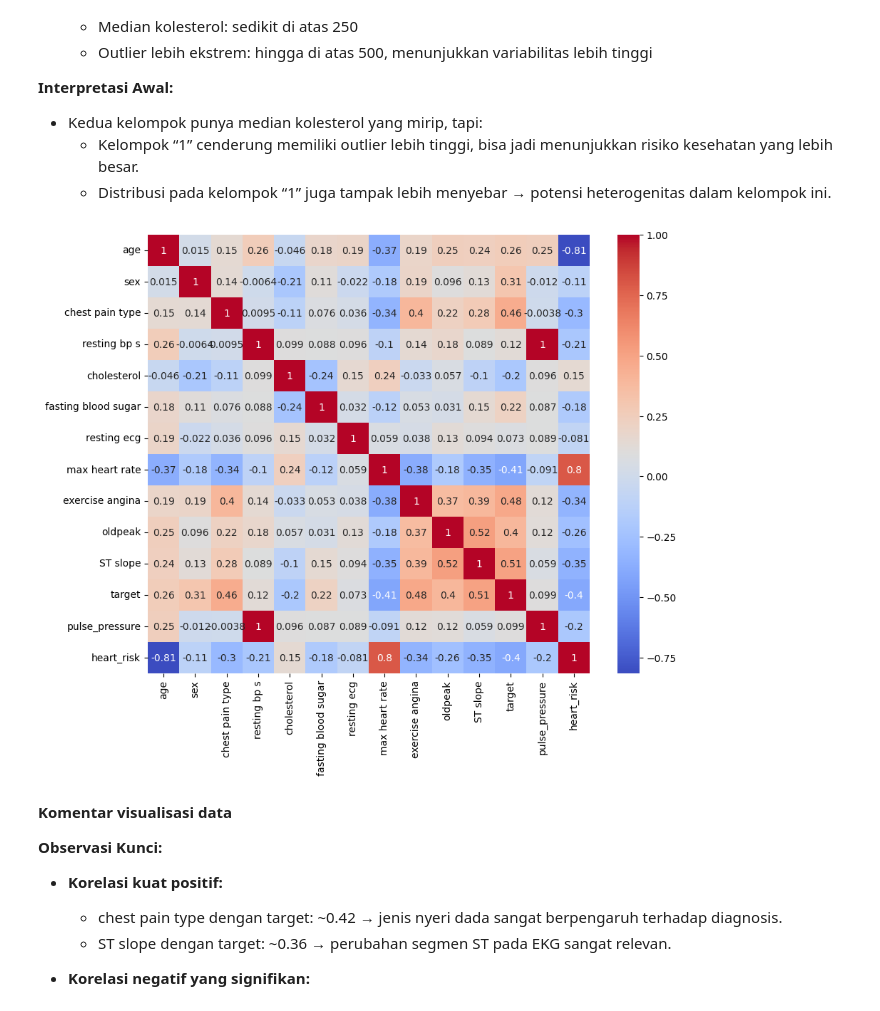
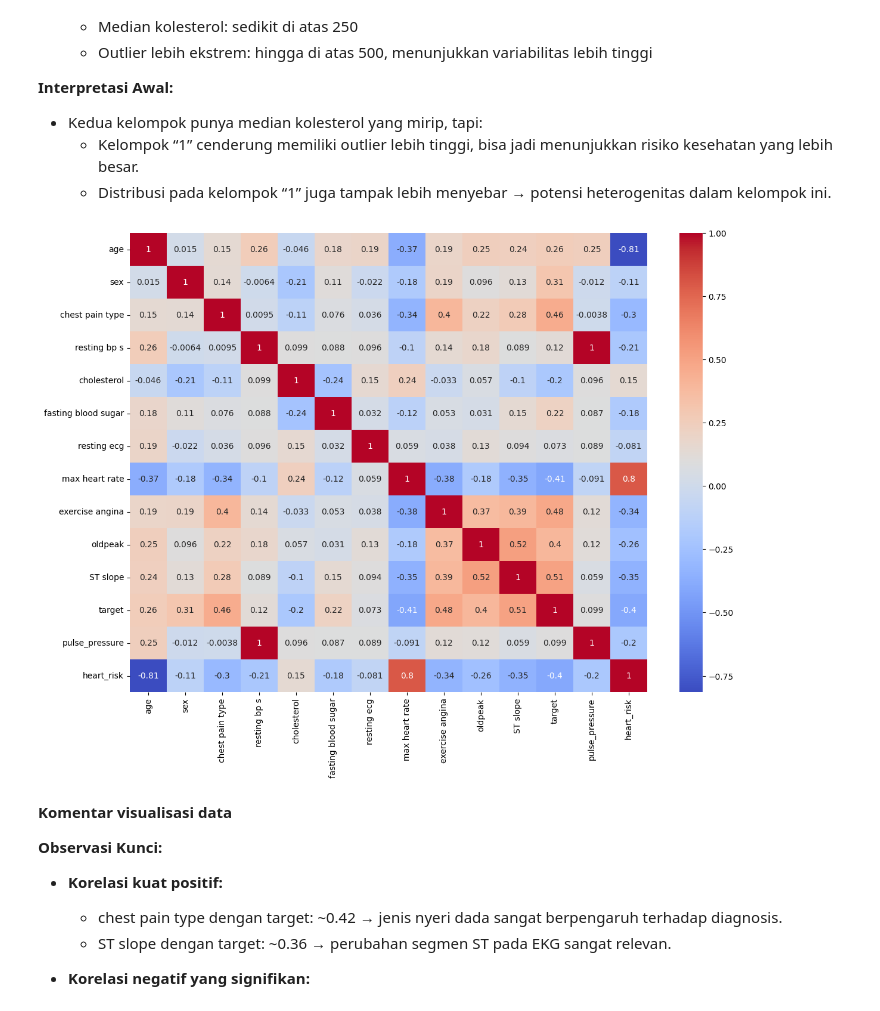
Before and after one commit to fiksdevploper/MachineLearning_Klasifikasi_PenyakitJantung, a Jupyter notebook: klasifikasi.ipynb, the cells around one changed output. Cells and saved outputs as stored; diff of their text form; code cells hidden in the pictures.

```diff
--- a/klasifikasi.ipynb
+++ b/klasifikasi.ipynb
@@ -170,11 +170,11 @@ sns.boxplot(x='target', y='cholesterol', data=df)
 # %%
 # Korelasi dengan Target
 corr_matrix = df.corr()
-plt.figure(figsize=(10, 8))
+plt.figure(figsize=(14, 10))
 sns.heatmap(corr_matrix, annot=True, cmap='coolwarm')
 plt.show()
 # %% [output]
-[figure, old version]
+[figure, new version]
 # %% [markdown]
 **Komentar visualisasi data**
 
```
Also changed, not shown: parts of 7 cells of this notebook.
